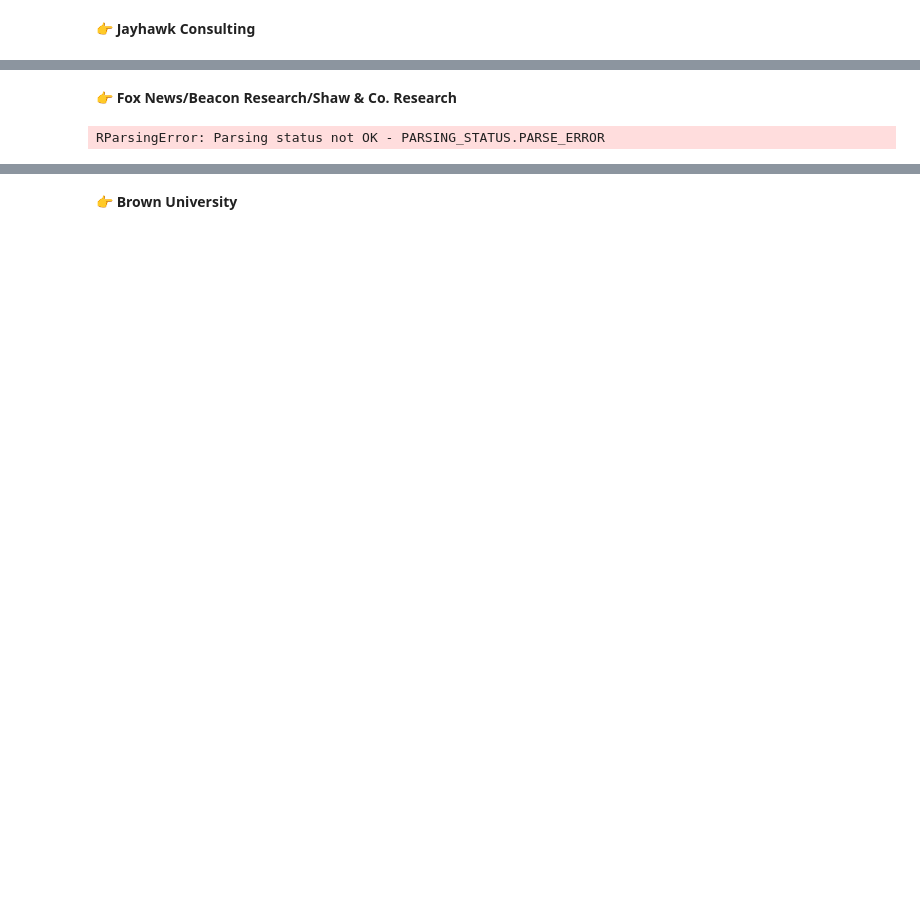
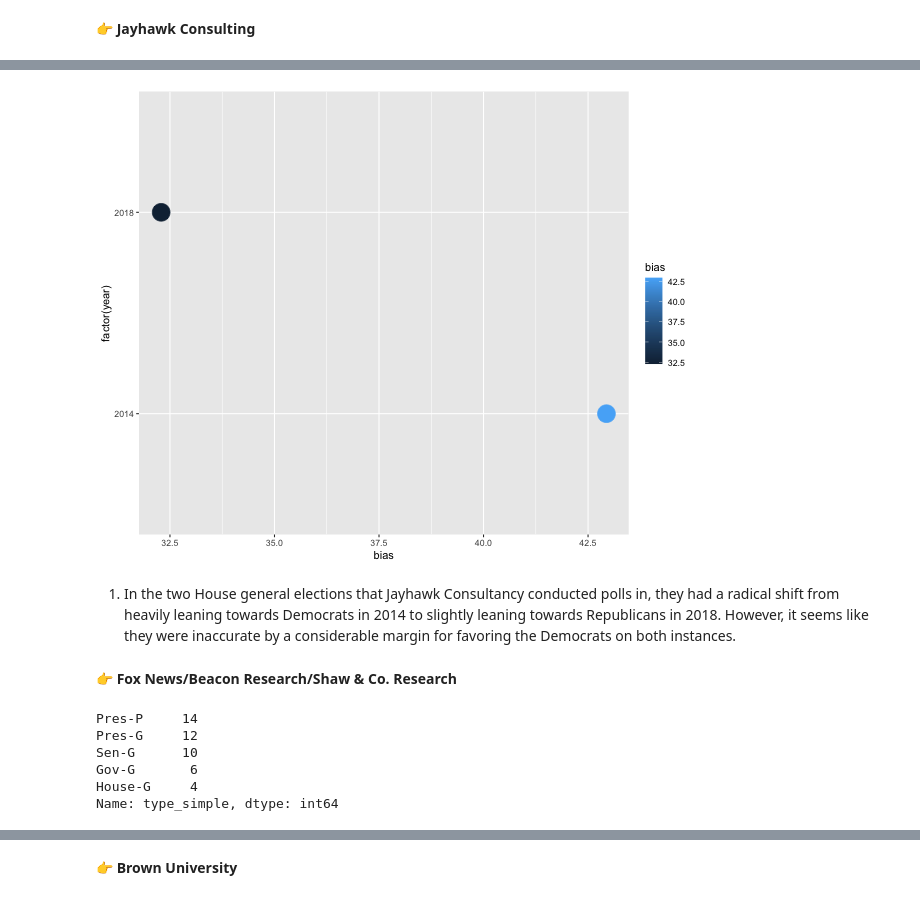
Before and after one commit to data4news-students/polling-exploration-vivek-shalaka, a Jupyter notebook: notebook-3.ipynb, the cells around one changed output, grey strips where cells are left out. Drawn from its saved outputs; the diff is of its cells as text; code cells hidden in the pictures; blank space fills up the shorter version.

```diff
--- a/notebook-3.ipynb
+++ b/notebook-3.ipynb
@@ -207,15 +151,24 @@ ggplot(df_jawhawk) +
+# %%
+%%R -w 600
+
+df_jay <- df %>%
+    filter(pollster=='Jayhawk Consulting Services') # Filter data
+
+ggplot(df_jay) +
+    aes(x=bias,y=factor(year), color=bias) +
+    geom_point(size=8)
+# %% [output]
+[figure, added]
+# %% [markdown]
+1. In the two House general elections that Jayhawk Consultancy conducted polls in, they had a radical shift from heavily leaning towards Democrats in 2014 to slightly leaning towards Republicans in 2018. However, it seems like they were inaccurate by a considerable margin for favoring the Democrats on both instances.
 # %% [markdown]
 👉 **Fox News/Beacon Research/Shaw & Co. Research**
-# %%
-%%R
-
-df_Fox News/Beacon Research/Shaw & Co. Research <- df %>%
-    filter(type_simple=='Pres-G') # Filter data to polls in presidential general elections only
-# plot the `bias` variable, which shows how far away from the
-# actual result each poll's result was...
-ggplot(df_Fox News/Beacon Research/Shaw & Co. Research) +
-    aes(x=bias, y=year) +
-    geom_point() +
-    geom_vline(aes(xintercept=0), color='red')
-# %% [output]
-RParsingError: Parsing status not OK - PARSING_STATUS.PARSE_ERROR
+# %%
+df[df.pollster == "Fox News/Beacon Research/Shaw & Co. Research"].type_simple.value_counts()
+# %% [output]
+Pres-P     14
+Pres-G     12
+Sen-G      10
+Gov-G       6
+House-G     4
+Name: type_simple, dtype: int64
```
Also changed, not shown: parts of 27 cells of this notebook.
